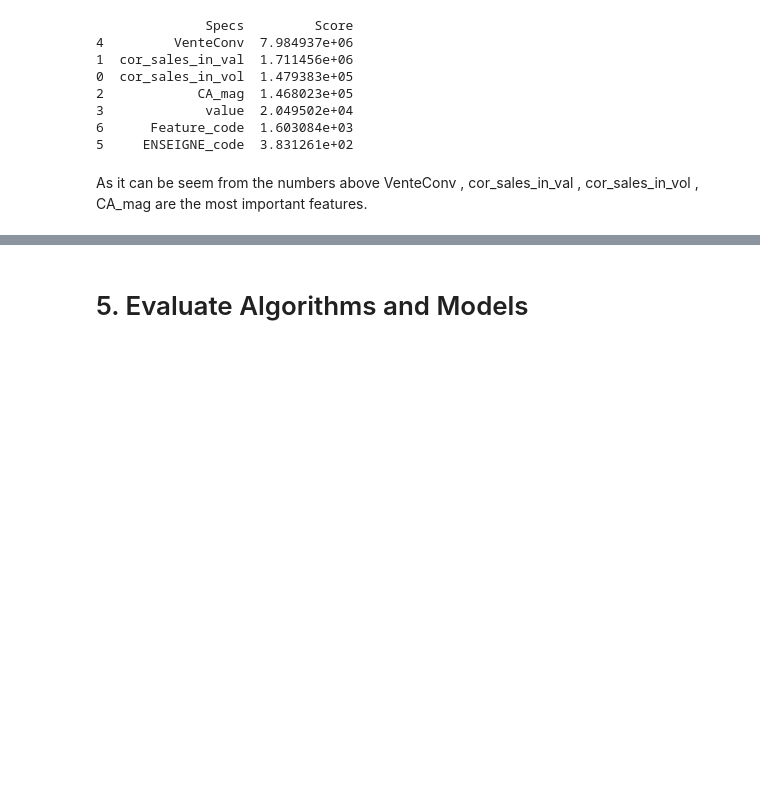
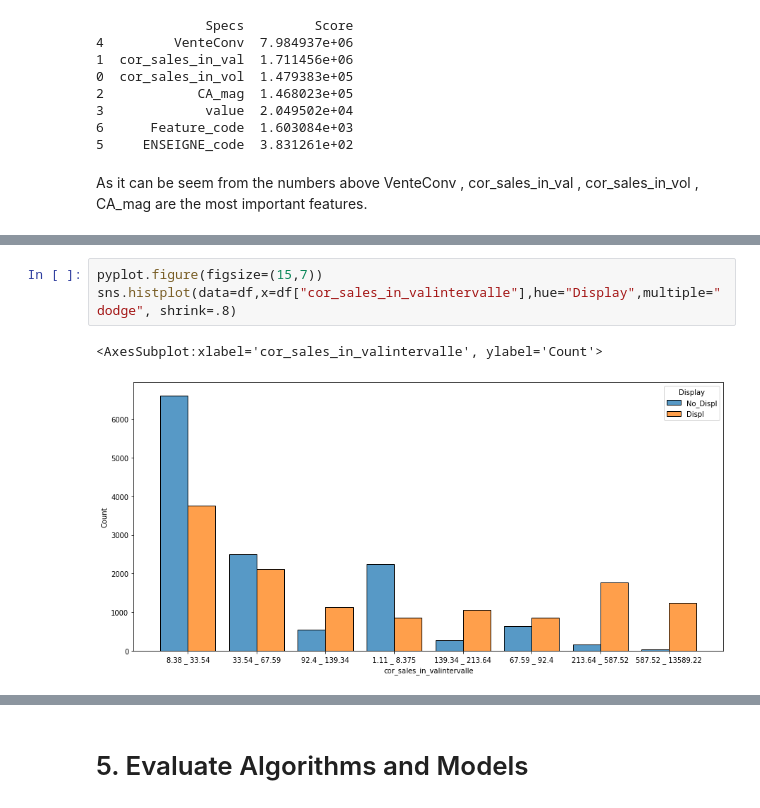
Before and after one commit to Hamid-abdellaoui/classification_modelling, a Jupyter notebook: rr copy.ipynb, the cells around one changed output, grey strips where cells are left out. Saved outputs shown, nothing was run; the diff lists cells and outputs as text; blank space fills up the shorter version.

```diff
--- a/rr copy.ipynb
+++ b/rr copy.ipynb
@@ -393,0 +426,6 @@ a unit norm or a vector with the length of 1 in linear algebra).
+# %%
+pyplot.figure(figsize=(15,7))
+sns.histplot(data=df,x=df["cor_sales_in_valintervalle"],hue="Display",multiple="dodge", shrink=.8)
+# %% [output]
+<AxesSubplot:xlabel='cor_sales_in_valintervalle', ylabel='Count'>
+[figure, added]
```
Also changed, not shown: parts of 44 cells of this notebook, 2 other files.
